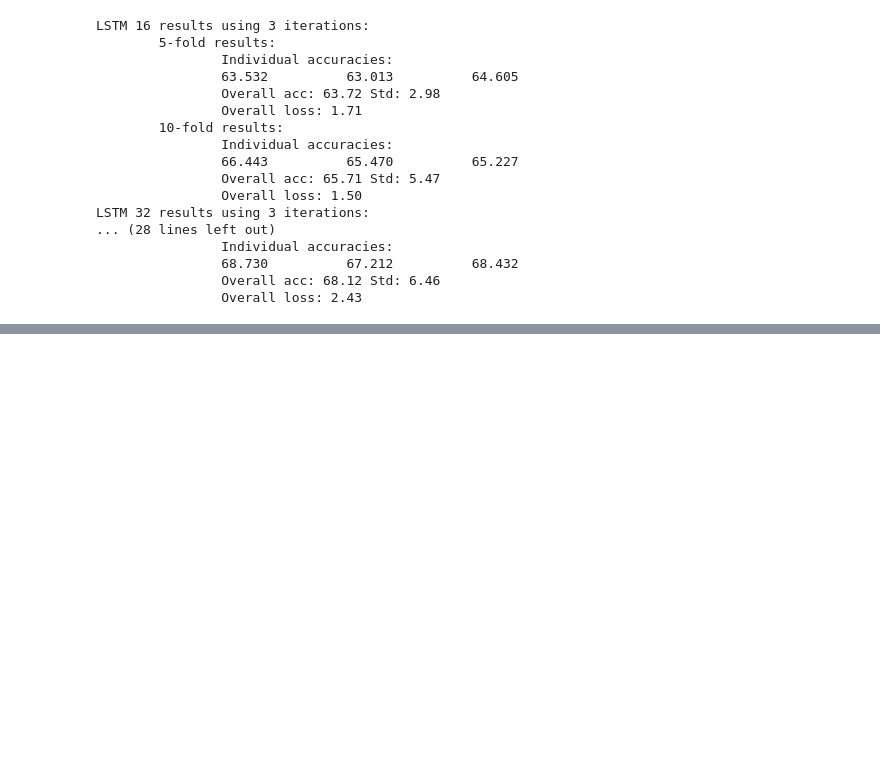
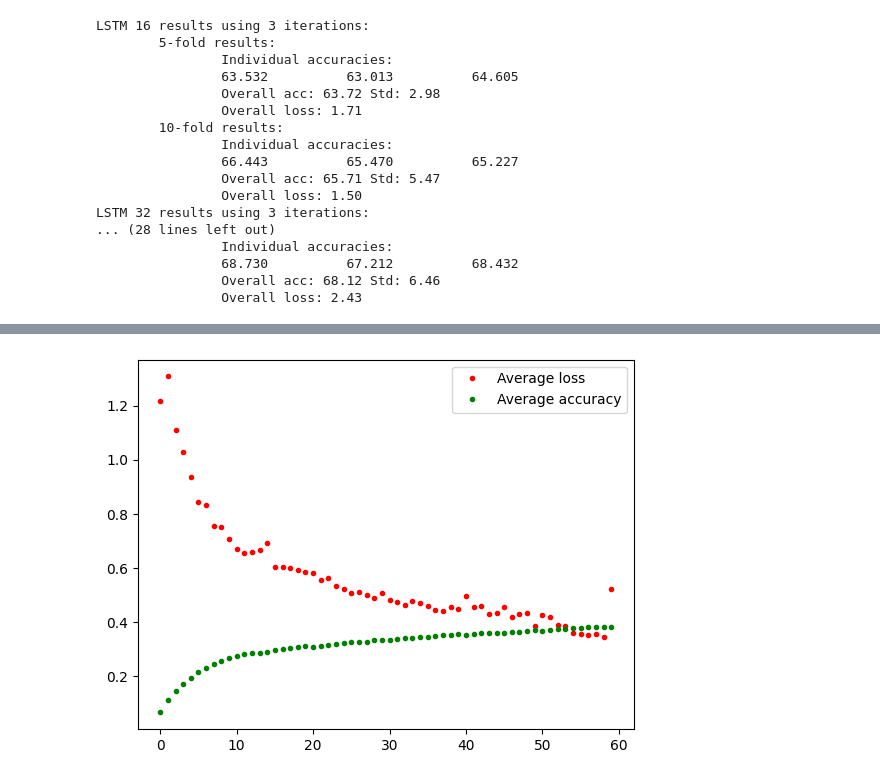
Before and after one commit to SemvandenBroek/CSE3000-gestures, a Jupyter notebook: ml-dev/analyze_results.ipynb, the cells around one changed output, grey strips where cells are left out. Saved outputs shown, nothing was run; the diff lists cells and outputs as text; code cells hidden in the pictures; blank space fills up the shorter version.

```diff
--- a/ml-dev/analyze_results.ipynb
+++ b/ml-dev/analyze_results.ipynb
@@ -109,3 +108,30 @@ draw_conf_matrix(confusions, '../results/figs/', "Confusion Matrix ConvLSTM 128-
+# %%
+loss = []
+acc = []
+
+for h_array in history:
+    for h in h_array:
+        loss.append(h.history['loss'])
+        acc.append(h.history['acc'])
+
+loss = np.array(loss)
+acc = np.array(acc)
+
+dim = loss.shape[1]
+avg_loss = np.zeros(dim)
+avg_acc = np.zeros(dim)
+for l in loss:
+    avg_loss += l
+
+for a in acc:
+    avg_acc += a
+
+plt.plot(avg_loss / dim, 'r.', label='Average loss')
+plt.plot(avg_acc / dim, 'g.', label='Average accuracy')
+plt.legend()
+plt.show()
+# %% [output]
+[figure, added]
 # %%
 # Analyze file sizes
 base = '../models'
```
Also changed, not shown: parts of 4 cells of this notebook, 36 other files.
